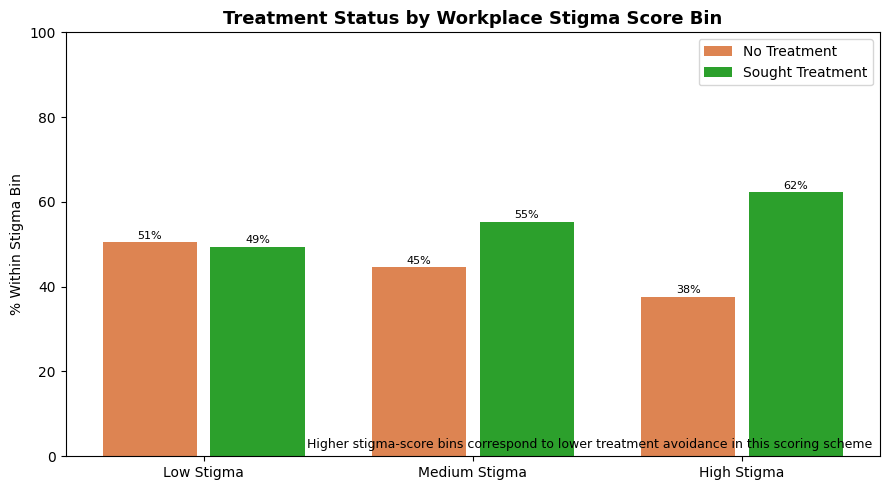
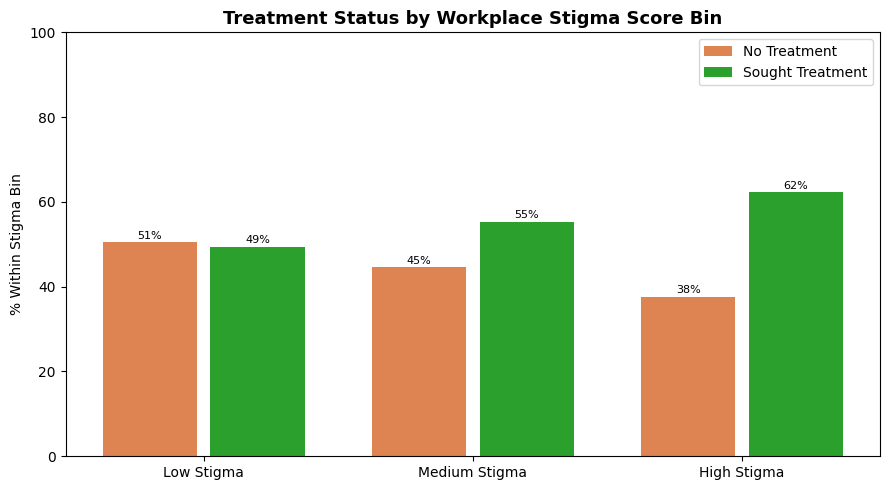
The notebook cell's code change between the first figure and the second:
--- before
+++ after
@@ -4,5 +4,5 @@
 df_plot4['stigma_group'] = pd.cut(df_plot4['stigma_score'], bins=[0, 0.33, 0.66, 1.01], labels=stigma_labels, include_lowest=True)
 grouped = (
-    df_plot4.groupby(['stigma_group', 'treatment'], observed=False)
+    df_plot4.groupby(['stigma_group', 'treatment'])
     .size()
     .unstack(fill_value=0)
@@ -26,5 +26,4 @@
         if bar.get_height() > 3:
             ax.text(bar.get_x() + bar.get_width() / 2, bar.get_height() + 0.8, f'{bar.get_height():.0f}%', ha='center', fontsize=8)
-ax.text(0.99, 0.02, 'Higher stigma-score bins correspond to lower treatment avoidance in this scoring scheme', transform=ax.transAxes, ha='right', fontsize=9)
 plt.tight_layout()
 plt.savefig('output_figures/vis4_stigma_vs_treatment.png', dpi=150, bbox_inches='tight')

Commit: Fixed plot issue